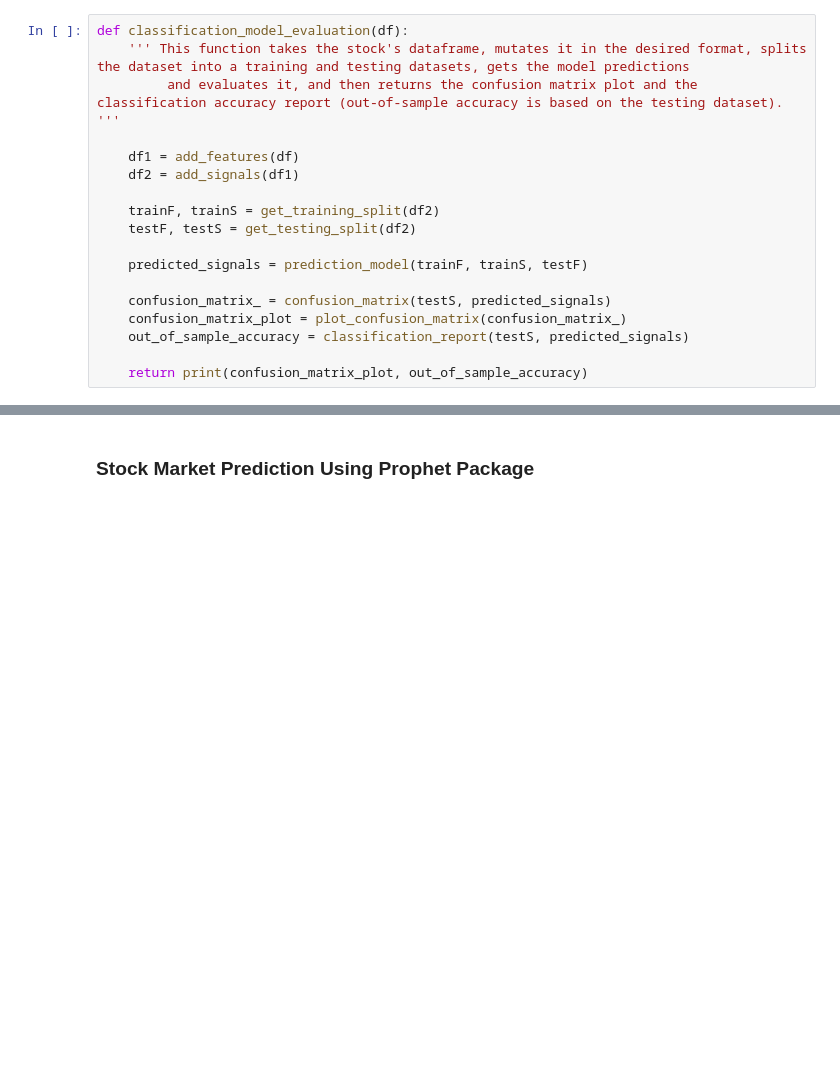
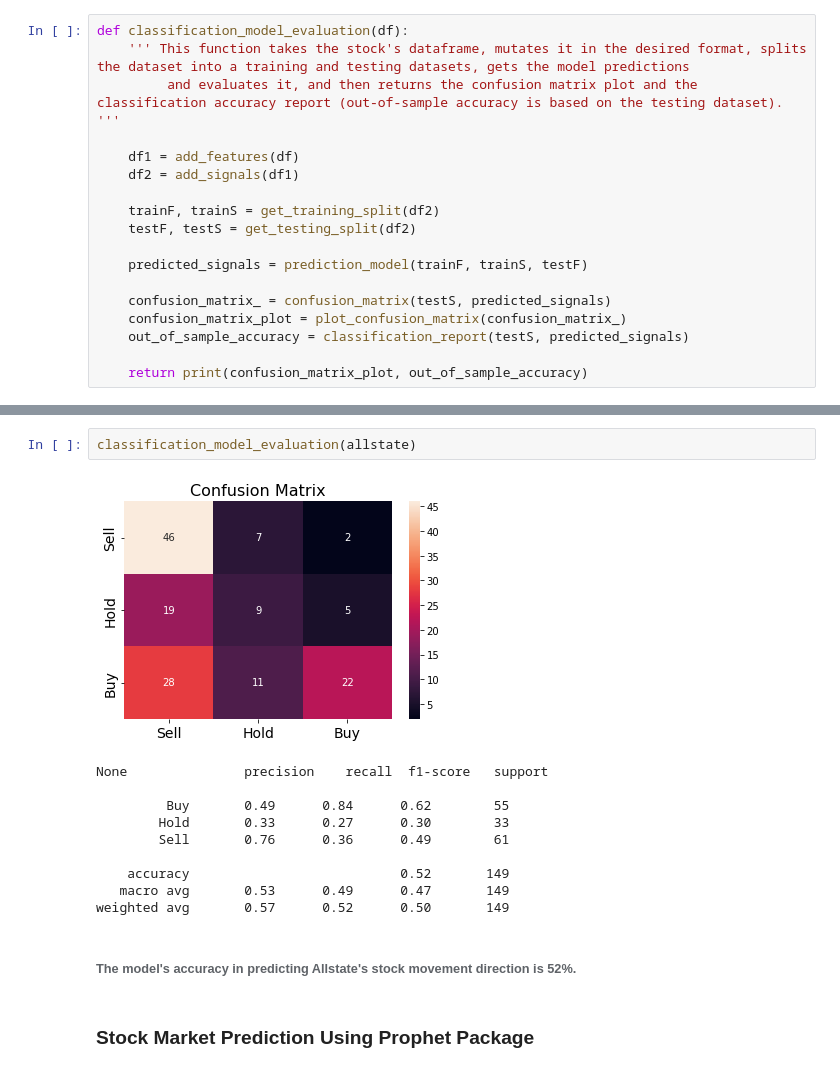
Before and after one commit to Abdulah94/Stock-Market-predictions-Using-Machine-learning, a Jupyter notebook: code/Code.ipynb, the cells around one changed output, grey strips where cells are left out. Cells and saved outputs as stored; diff of their text form; blank space fills up the shorter version.

```diff
--- a/code/Code.ipynb
+++ b/code/Code.ipynb
@@ -150,2 +242,17 @@ def classification_model_evaluation(df):
+# %%
+classification_model_evaluation(allstate)
+# %% [output]
+[figure, added]
+None               precision    recall  f1-score   support
+
+         Buy       0.49      0.84      0.62        55
+        Hold       0.33      0.27      0.30        33
+        Sell       0.76      0.36      0.49        61
+
+    accuracy                           0.52       149
+   macro avg       0.53      0.49      0.47       149
+weighted avg       0.57      0.52      0.50       149
+# %% [markdown]
+###### The model's accuracy in predicting Allstate's stock movement direction is 52%.
 # %% [markdown]
 ### Stock Market Prediction Using Prophet Package
```
Also changed, not shown: parts of 18 cells of this notebook.
